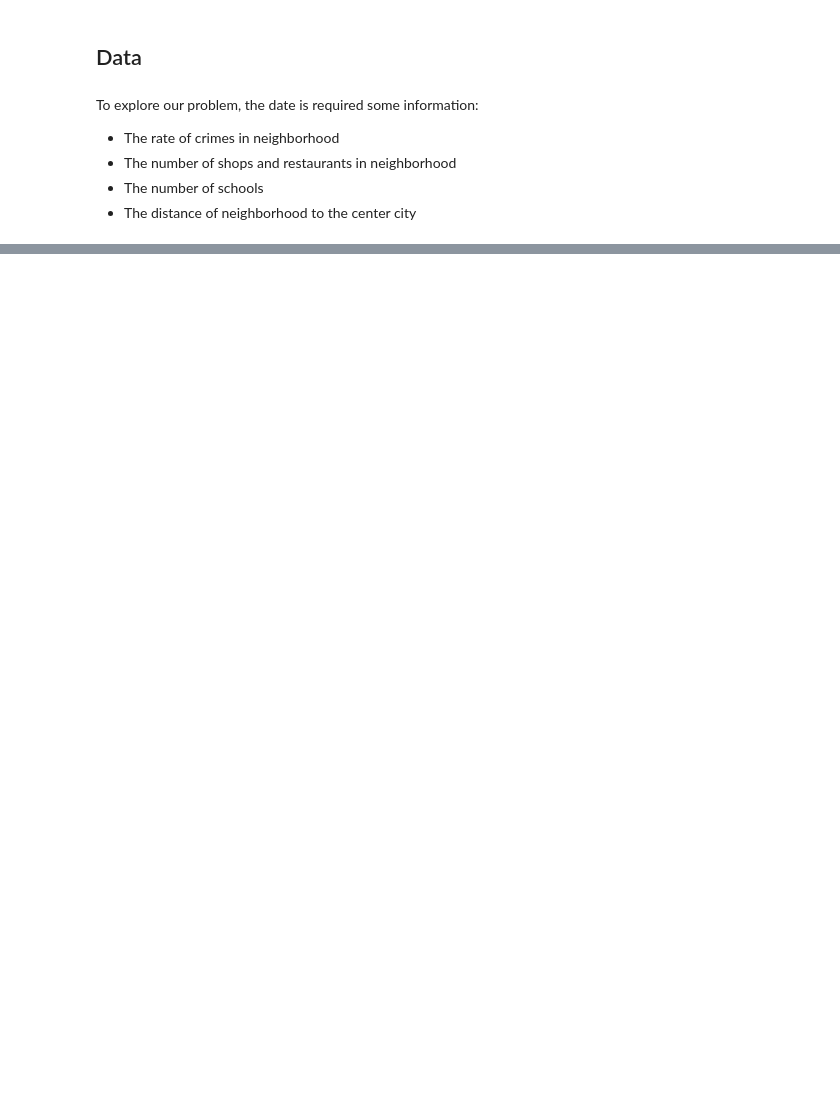
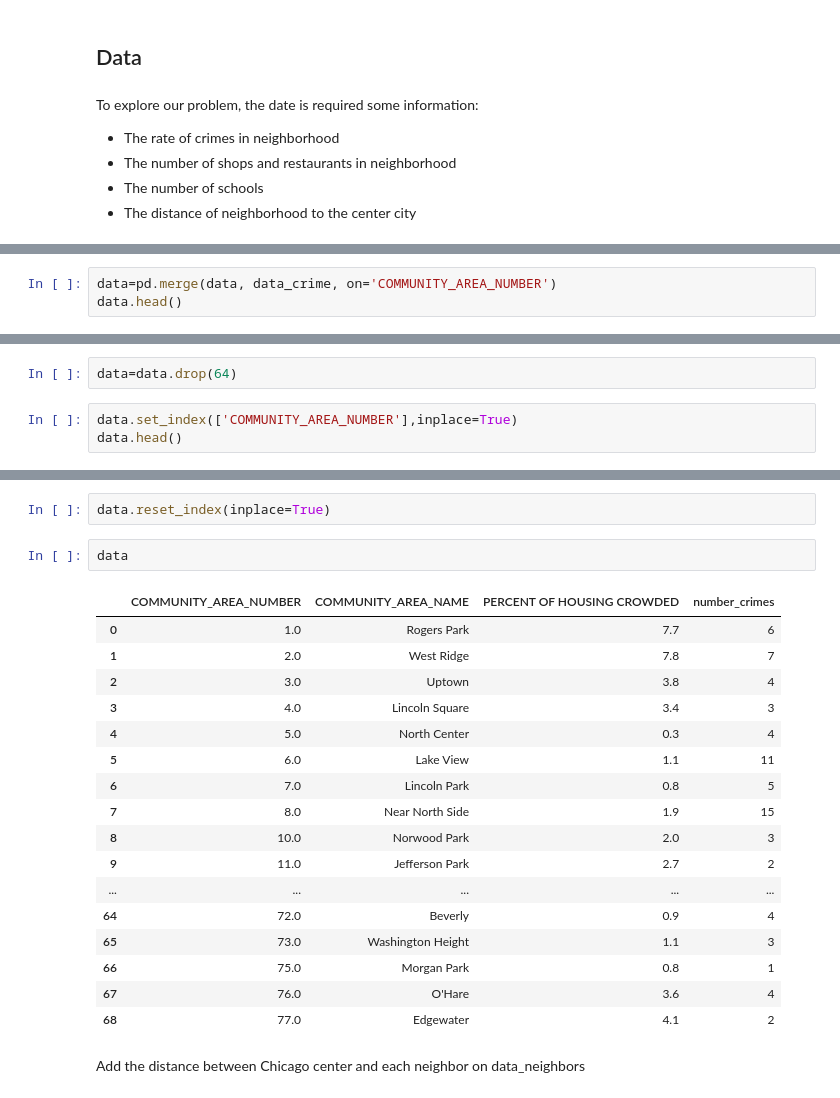
Before and after one commit to tranthip/Coursera_Capstone, a Jupyter notebook: Capstone_project.ipynb, the cells around one changed output, grey strips where cells are left out. Cells and saved outputs as stored; diff of their text form; blank space fills up the shorter version.

```diff
--- a/Capstone_project.ipynb
+++ b/Capstone_project.ipynb
@@ -54,0 +143,3 @@ Take the latitude and longtitude of Chicago center
+# %%
+data=pd.merge(data, data_crime, on='COMMUNITY_AREA_NUMBER')
+data.head()
@@ -74,0 +165,5 @@ print(geopy.distance.vincenty(coords_1, coords_2))
+# %%
+data=data.drop(64)
+# %%
+data.set_index(['COMMUNITY_AREA_NUMBER'],inplace=True)
+data.head()
@@ -74,0 +178,24 @@ print(geopy.distance.vincenty(coords_1, coords_2))
+# %%
+data.reset_index(inplace=True)
+# %%
+data
+# %% [output]
+|  | COMMUNITY_AREA_NUMBER | COMMUNITY_AREA_NAME | PERCENT OF HOUSING CROWDED | number_crimes |
+| 0 | 1.0 | Rogers Park | 7.7 | 6 |
+| 1 | 2.0 | West Ridge | 7.8 | 7 |
+| 2 | 3.0 | Uptown | 3.8 | 4 |
+| 3 | 4.0 | Lincoln Square | 3.4 | 3 |
+| 4 | 5.0 | North Center | 0.3 | 4 |
+| 5 | 6.0 | Lake View | 1.1 | 11 |
+| 6 | 7.0 | Lincoln Park | 0.8 | 5 |
+| 7 | 8.0 | Near North Side | 1.9 | 15 |
+| 8 | 10.0 | Norwood Park | 2.0 | 3 |
+| 9 | 11.0 | Jefferson Park | 2.7 | 2 |
+| ... | ... | ... | ... | ... |
+| 64 | 72.0 | Beverly | 0.9 | 4 |
+| 65 | 73.0 | Washington Height | 1.1 | 3 |
+| 66 | 75.0 | Morgan Park | 0.8 | 1 |
+| 67 | 76.0 | O'Hare | 3.6 | 4 |
+| 68 | 77.0 | Edgewater | 4.1 | 2 |
+# %% [markdown]
+Add the distance between Chicago center and each neighbor on data_neighbors
```
Also changed, not shown: parts of 27 cells of this notebook.
